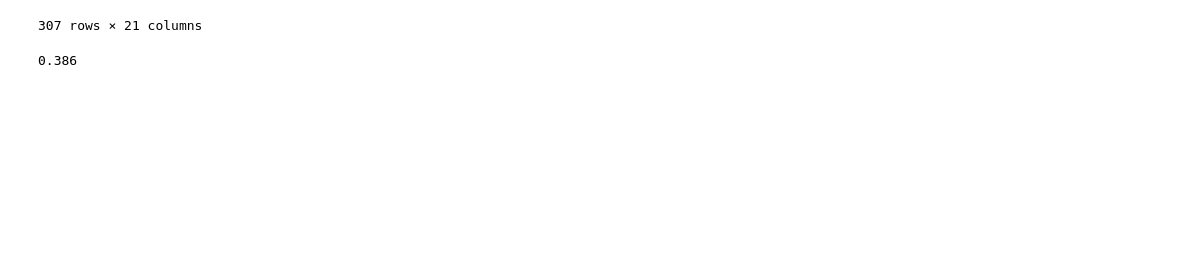
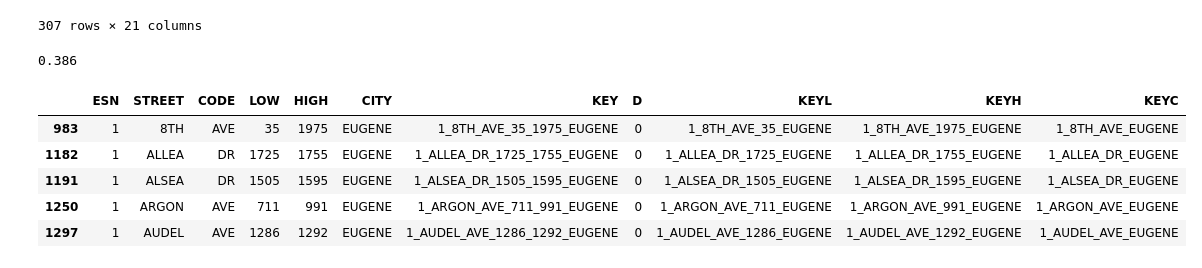
Before and after one commit to dongmeic/RLID, a Jupyter notebook: Address-MSAG/compare_MSAG_range.ipynb, the cells around one changed output. Cells and saved outputs as stored; diff of their text form; code cells hidden in the pictures; blank space fills up the shorter version.

```diff
--- a/Address-MSAG/compare_MSAG_range.ipynb
+++ b/Address-MSAG/compare_MSAG_range.ipynb
@@ -390,0 +421,9 @@ df11[df11.ESN_y.isna()]
+# %%
+df9.head()
+# %% [output]
+|  | ESN | STREET | CODE | LOW | HIGH | CITY | KEY | D | KEYL | KEYH | KEYC |
+| 983 | 1 | 8TH | AVE | 35 | 1975 | EUGENE | 1_8TH_AVE_35_1975_EUGENE | 0 | 1_8TH_AVE_35_EUGENE | 1_8TH_AVE_1975_EUGENE | 1_8TH_AVE_EUGENE |
+| 1182 | 1 | ALLEA | DR | 1725 | 1755 | EUGENE | 1_ALLEA_DR_1725_1755_EUGENE | 0 | 1_ALLEA_DR_1725_EUGENE | 1_ALLEA_DR_1755_EUGENE | 1_ALLEA_DR_EUGENE |
+| 1191 | 1 | ALSEA | DR | 1505 | 1595 | EUGENE | 1_ALSEA_DR_1505_1595_EUGENE | 0 | 1_ALSEA_DR_1505_EUGENE | 1_ALSEA_DR_1595_EUGENE | 1_ALSEA_DR_EUGENE |
+| 1250 | 1 | ARGON | AVE | 711 | 991 | EUGENE | 1_ARGON_AVE_711_991_EUGENE | 0 | 1_ARGON_AVE_711_EUGENE | 1_ARGON_AVE_991_EUGENE | 1_ARGON_AVE_EUGENE |
+| 1297 | 1 | AUDEL | AVE | 1286 | 1292 | EUGENE | 1_AUDEL_AVE_1286_1292_EUGENE | 0 | 1_AUDEL_AVE_1286_EUGENE | 1_AUDEL_AVE_1292_EUGENE | 1_AUDEL_AVE_EUGENE |
```
Also changed, not shown: parts of 15 cells of this notebook, 1 other file.
